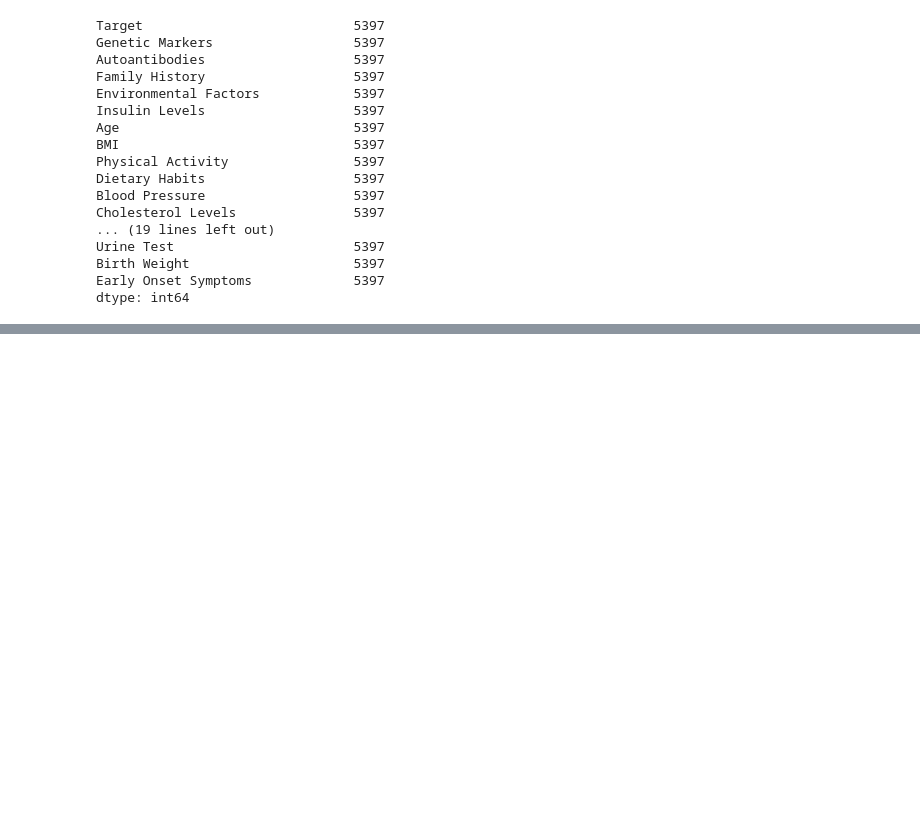
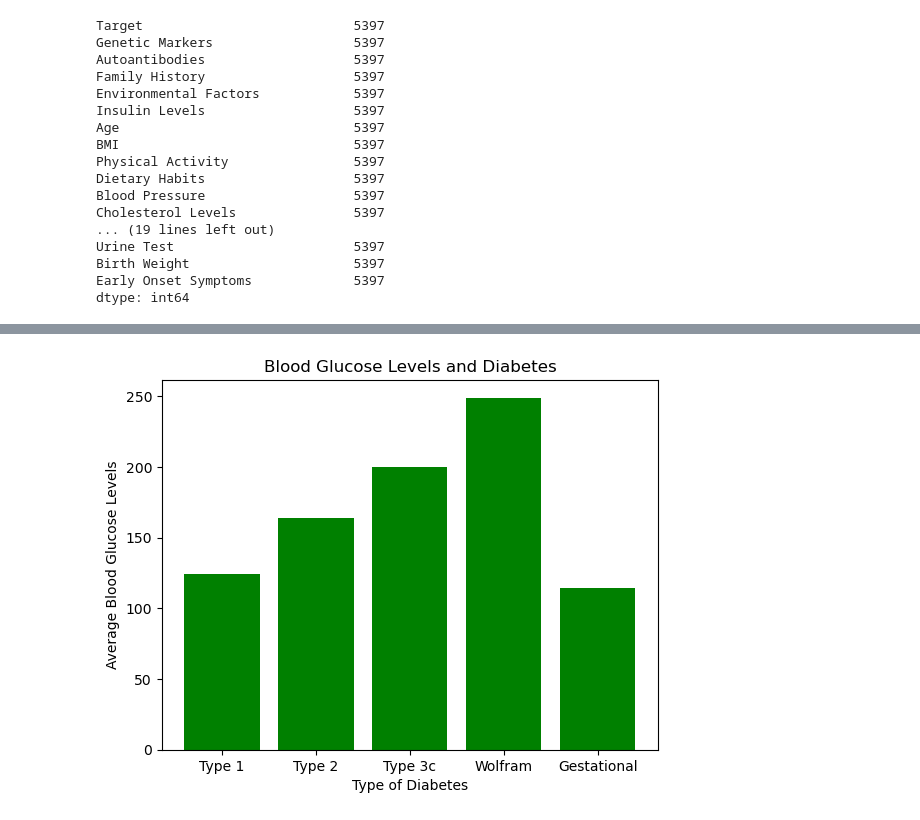
Before and after one commit to darren-coder/project-one, a Jupyter notebook: Allison_type2/Allison_type2_data.ipynb, the cells around one changed output, grey strips where cells are left out. Cells and saved outputs as stored; diff of their text form; code cells hidden in the pictures; blank space fills up the shorter version.

```diff
--- a/Allison_type2/Allison_type2_data.ipynb
+++ b/Allison_type2/Allison_type2_data.ipynb
@@ -51,0 +215,19 @@ dtype: int64
+# %%
+plt.clf()
+
+glucose_bar_x_axis = [1, 2, 3, 4, 5]
+glucose_bar_y_axis = [gluctype1_mean, gluctype2_mean, gluctype3_mean, glucwolfram_mean, glucgestational_mean]
+
+plt.bar(glucose_bar_x_axis, glucose_bar_y_axis, color='g', align="center")
+
+tick_locations = [1, 2, 3, 4, 5]
+tick_labels = ["Type 1", "Type 2", "Type 3c", "Wolfram", "Gestational"]
+plt.xticks(tick_locations, tick_labels)
+
+plt.title("Blood Glucose Levels and Diabetes")
+plt.xlabel("Type of Diabetes")
+plt.ylabel("Average Blood Glucose Levels")
+
+plt.show()
+# %% [output]
+[figure, added]
```
Also changed, not shown: parts of 25 cells of this notebook.
